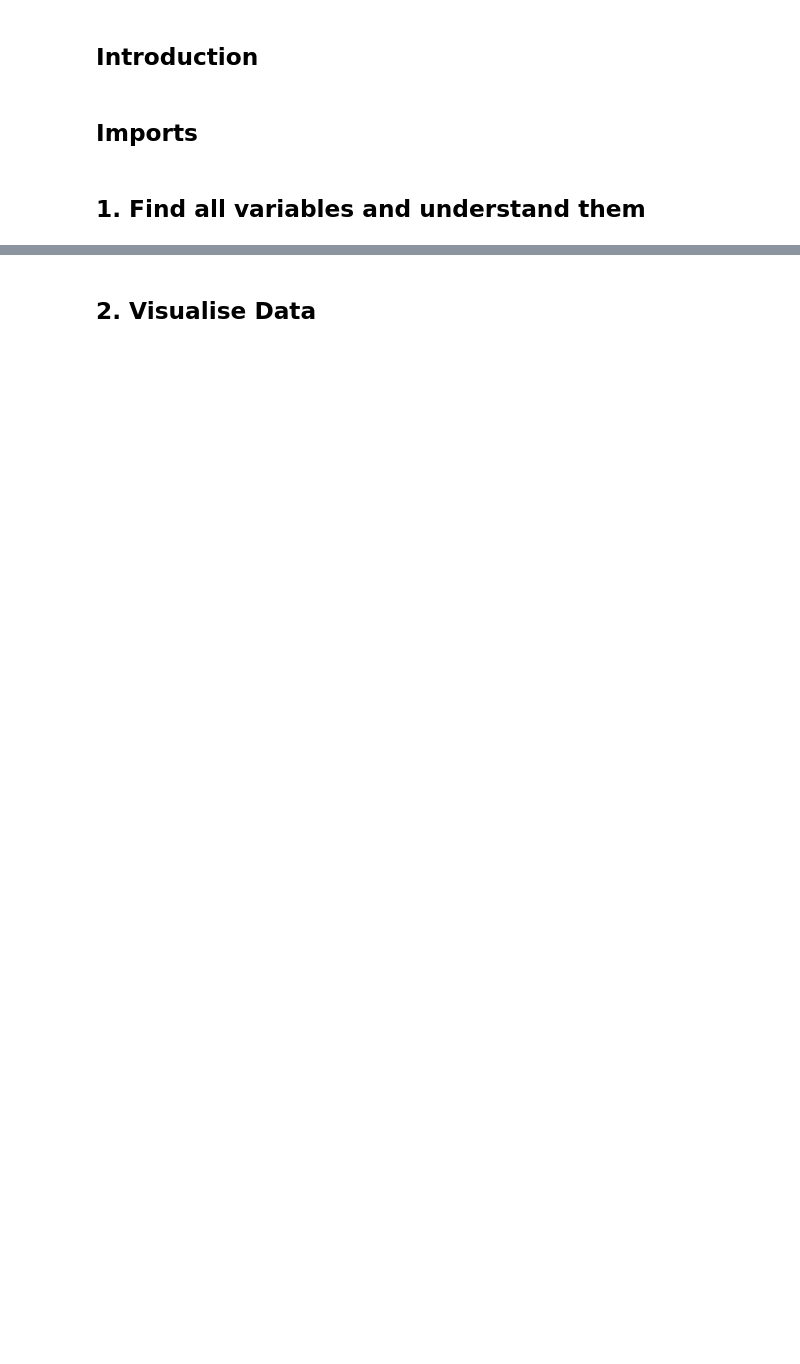
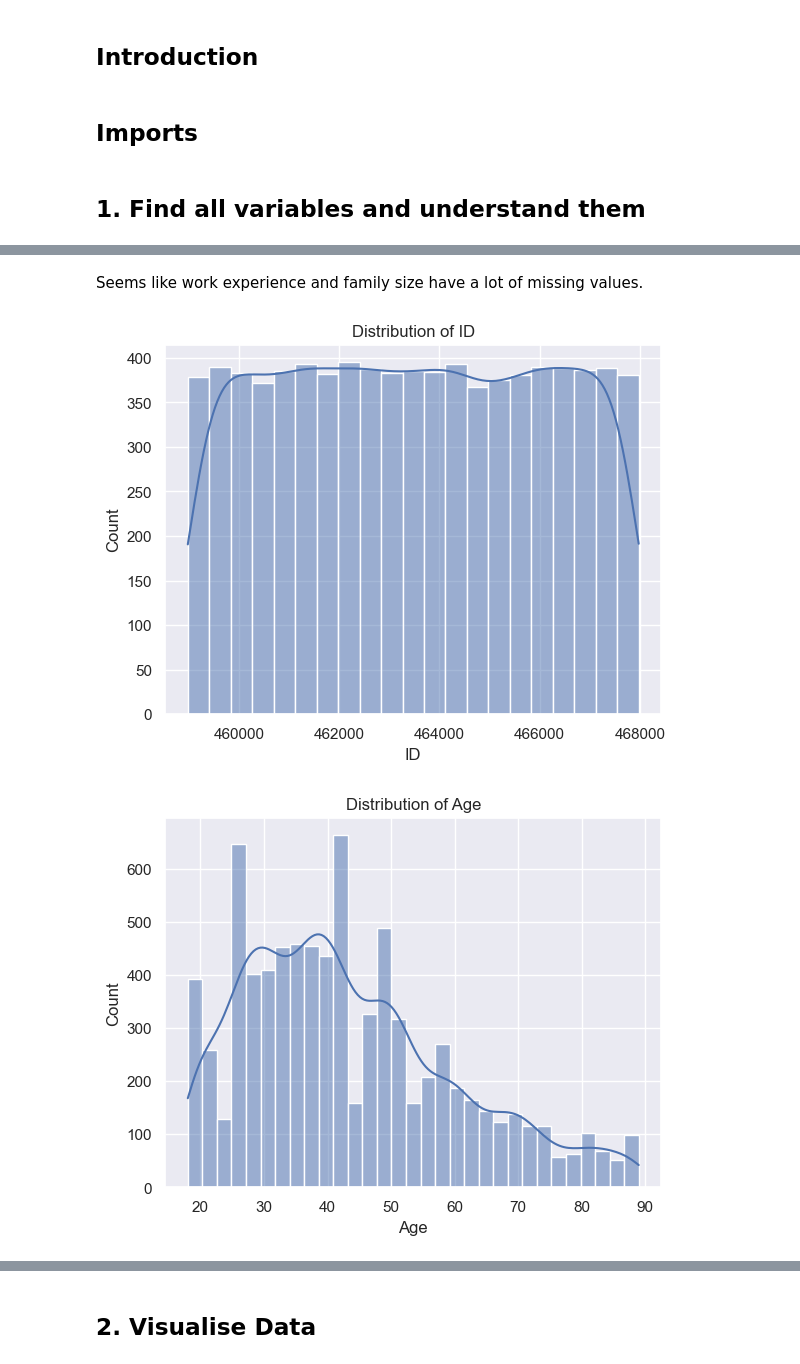
Before and after one commit to jamesz3ng/MSA_Phase_2, a Jupyter notebook: market_segmentation.ipynb, the cells around one changed output, grey strips where cells are left out. Cells and saved outputs as stored; diff of their text form; code cells hidden in the pictures; blank space fills up the shorter version.

```diff
--- a/market_segmentation.ipynb
+++ b/market_segmentation.ipynb
@@ -14,7 +14,8 @@ import matplotlib.pyplot as plt
 ## 1. Find all variables and understand them
 # %%
 #Importing the dataset
-df = pd.read_csv("market_segmentation.csv")
+dataPath = "raw_data"
+df = pd.read_csv(dataPath + "/market_segmentation.csv")
 #Displaying the first 10 instances of the dataset
 df[0:10]
 # %% [output]
@@ -84,0 +100,11 @@ We can see that both age and family size have a similar shape, both features hav
+# %% [markdown]
+Seems like work experience and family size have a lot of missing values.
+# %%
+# This looks at the distribution of all numberical data
+for i, v in enumerate(df.select_dtypes(include = "number")):
+    sns.histplot(df[v], kde = True)
+    plt.title("Distribution of " + v)
+    plt.show()
+# %% [output]
+[figure, added]
+[figure, added]
```
Also changed, not shown: parts of 20 cells of this notebook, 3 other files.
